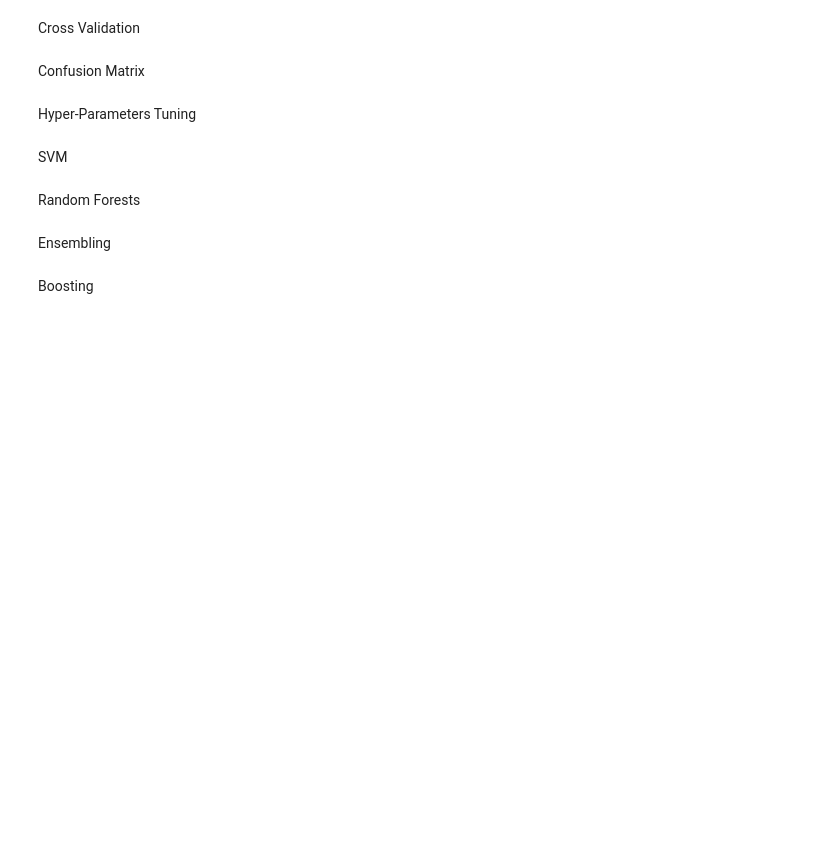
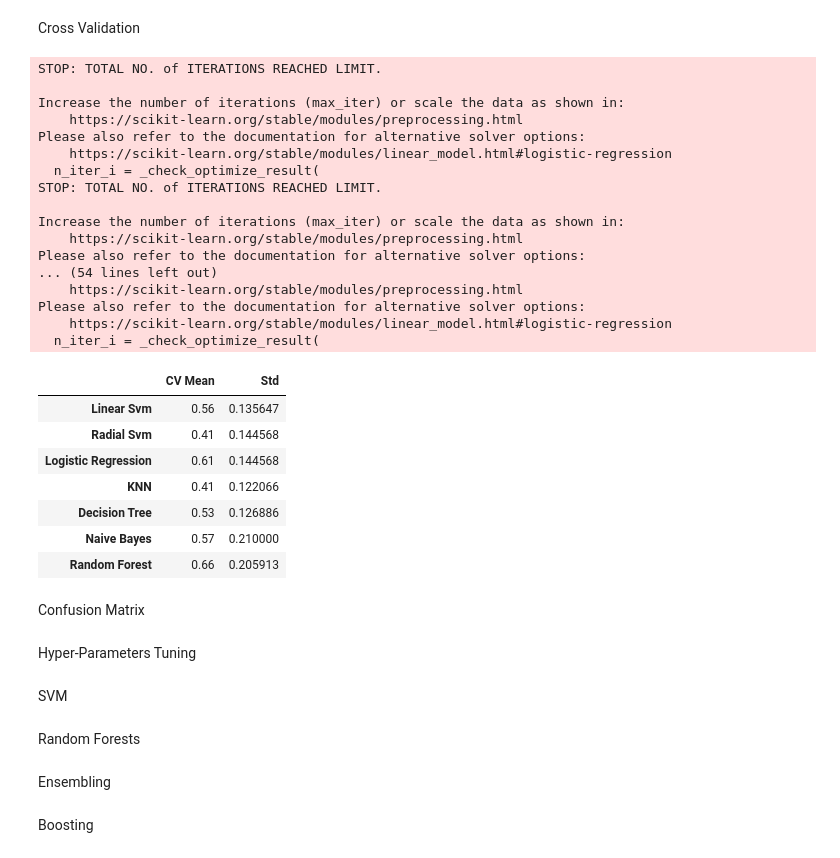
Before and after one commit to tharoosha/DataStorm077, a Jupyter notebook: Day4/Notebook04_new.ipynb, the cells around one changed output. Cells and saved outputs as stored; diff of their text form; code cells hidden in the pictures; blank space fills up the shorter version.

```diff
--- a/Day4/Notebook04_new.ipynb
+++ b/Day4/Notebook04_new.ipynb
@@ -847,24 +862,50 @@ y.shape
 # %% [markdown]
 Cross Validation
 # %%
-# from sklearn.model_selection import KFold #for K-fold cross validation
-# from sklearn.model_selection import cross_val_score #score evaluation
-# from sklearn.model_selection import cross_val_predict #prediction
-# kfold = KFold(n_splits=10, random_state=22, shuffle=True) # k=10, split the data into 10 equal parts
-# xyz=[]
-# accuracy=[]
-# std=[]
-# classifiers=['Linear Svm','Radial Svm','Logistic Regression','KNN','Decision Tree','Naive Bayes','Random Forest']
-# models=[svm.SVC(kernel='linear'),svm.SVC(kernel='rbf'),LogisticRegression(),KNeighborsClassifier(n_neighbors=9),DecisionTreeClassifier(),GaussianNB(),RandomForestClassifier(n_estimators=100)]
-# for i in models:
-#     model = i
-#     cv_result = cross_val_score(model,X,y, cv = kfold,scoring = "accuracy")
-#     cv_result=cv_result
-#     xyz.append(cv_result.mean())
-#     std.append(cv_result.std())
-#     accuracy.append(cv_result)
-# new_models_dataframe2=pd.DataFrame({'CV Mean':xyz,'Std':std},index=classifiers)
-# new_models_dataframe2
+from sklearn.model_selection import KFold #for K-fold cross validation
+from sklearn.model_selection import cross_val_score #score evaluation
+from sklearn.model_selection import cross_val_predict #prediction
+kfold = KFold(n_splits=10, random_state=22, shuffle=True) # k=10, split the data into 10 equal parts
+xyz=[]
+accuracy=[]
+std=[]
+classifiers=['Linear Svm','Radial Svm','Logistic Regression','KNN','Decision Tree','Naive Bayes','Random Forest']
+models=[svm.SVC(kernel='linear'),svm.SVC(kernel='rbf'),LogisticRegression(),KNeighborsClassifier(n_neighbors=9),DecisionTreeClassifier(),GaussianNB(),RandomForestClassifier(n_estimators=100)]
+for i in models:
+    model = i
+    cv_result = cross_val_score(model,X,y, cv = kfold,scoring = "accuracy")
+    cv_result=cv_result
+    xyz.append(cv_result.mean())
+    std.append(cv_result.std())
+    accuracy.append(cv_result)
+new_models_dataframe2=pd.DataFrame({'CV Mean':xyz,'Std':std},index=classifiers)
+new_models_dataframe2
+# %% [output]
+STOP: TOTAL NO. of ITERATIONS REACHED LIMIT.
+
+Increase the number of iterations (max_iter) or scale the data as shown in:
+    https://scikit-learn.org/stable/modules/preprocessing.html
+Please also refer to the documentation for alternative solver options:
+    https://scikit-learn.org/stable/modules/linear_model.html#logistic-regression
+  n_iter_i = _check_optimize_result(
+STOP: TOTAL NO. of ITERATIONS REACHED LIMIT.
+
+Increase the number of iterations (max_iter) or scale the data as shown in:
+    https://scikit-learn.org/stable/modules/preprocessing.html
+Please also refer to the documentation for alternative solver options:
+... (54 lines left out)
+    https://scikit-learn.org/stable/modules/preprocessing.html
+Please also refer to the documentation for alternative solver options:
+    https://scikit-learn.org/stable/modules/linear_model.html#logistic-regression
+  n_iter_i = _check_optimize_result(
+|  | CV Mean | Std |
+| Linear Svm | 0.56 | 0.135647 |
+| Radial Svm | 0.41 | 0.144568 |
+| Logistic Regression | 0.61 | 0.144568 |
+| KNN | 0.41 | 0.122066 |
+| Decision Tree | 0.53 | 0.126886 |
+| Naive Bayes | 0.57 | 0.210000 |
+| Random Forest | 0.66 | 0.205913 |
 # %%
 # plt.subplots(figsize=(12,6))
 # box=pd.DataFrame(accuracy,index=[classifiers])
```
Also changed, not shown: parts of 52 cells of this notebook.
